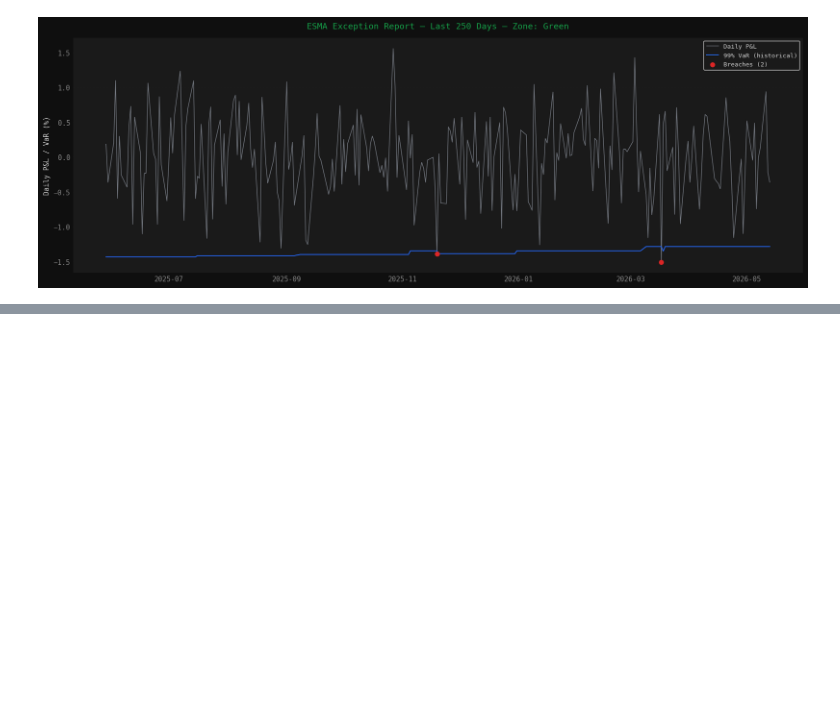
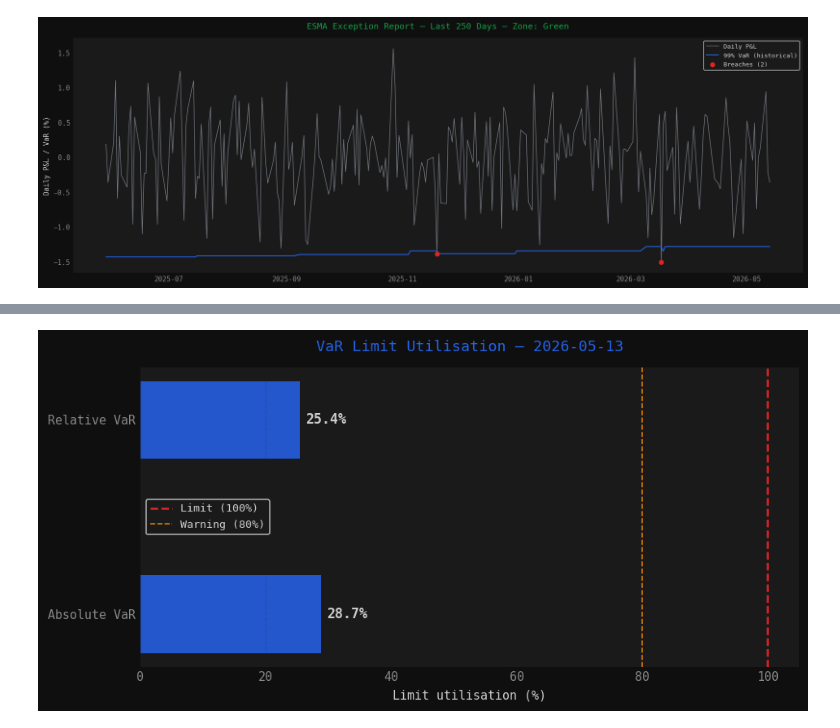
Before and after one commit to mrspatbile/fund-risk-workflow, a Jupyter notebook: notebooks/ucits_balanced.ipynb, the cells around one changed output, grey strips where cells are left out. Cells and saved outputs as stored; diff of their text form; code cells hidden in the pictures; blank space fills up the shorter version.

```diff
--- a/notebooks/ucits_balanced.ipynb
+++ b/notebooks/ucits_balanced.ipynb
@@ -864,0 +867,25 @@ plt.show()
+# %%
+# MRS-44: VaR monitoring report
+from src.risk_utils import var_scale
+
+# --- Absolute VaR ---
+pnl_1y        = pnl[-250:]
+abs_var_1d    = var_historical(pnl_1y, confidence=0.99)
+abs_var_20d   = var_scale(abs_var_1d, horizon=20) * 100  # % NAV
+abs_limit     = 20.0
+abs_util      = abs_var_20d / abs_limit * 100
+
+# --- Relative VaR ---
+rel_var_current = rolling_ratio.iloc[-1] if len(rolling_ratio) > 0 else None
+rel_limit       = 2.0
+rel_util        = rel_var_current / rel_limit * 100
+
+# --- Summary table ---
+summary = pd.DataFrame([
+    {'Metric': 'Absolute VaR (20d 99%)',    'Value': f'{abs_var_20d:.2f}%',       'Limit': '20.00%',  'Utilisation': f'{abs_util:.1f}%',  'Status': 'OK' if abs_var_20d < abs_limit else 'BREACH'},
+    {'Metric': 'Relative VaR (ratio)',       'Value': f'{rel_var_current:.2f}x',   'Limit': '2.00x',   'Utilisation': f'{rel_util:.1f}%',  'Status': 'OK' if rel_var_current < rel_limit else 'BREACH'},
+    {'Metric': 'SRRI',                       'Value': str(srri),                   'Limit': '—',       'Utilisation': '—',                 'Status': '—'},
+    {'Metric': 'ESMA Zone (250d)',            'Value': zone_250,                    'Limit': 'Green',   'Utilisation': f'{n_250} breaches', 'Status': 'OK' if zone_250 == 'Green' else 'REVIEW'},
+])
+summary.set_index('Metric', inplace=True)
+summary
@@ -864,0 +899,22 @@ plt.show()
+# %%
+metrics  = ['Absolute VaR', 'Relative VaR']
+utils    = [abs_util, rel_util]
+colors   = [ACCENT2 if u > 80 else ACCENT3 if u > 60 else ACCENT for u in utils]
+
+fig, ax = plt.subplots(figsize=(8, 4))
+bars = ax.barh(metrics, utils, color=colors, height=0.4, alpha=0.85)
+ax.axvline(100, color=ACCENT2, lw=1.5, linestyle='--', label='Limit (100%)')
+ax.axvline(80,  color='#D97706', lw=1, linestyle='--', label='Warning (80%)')
+ax.set_xlabel('Limit utilisation (%)', fontsize=9)
+ax.set_title(f'VaR Limit Utilisation — {TODAY}', color=ACCENT, fontsize=11, pad=12)
+ax.spines[['top', 'right', 'left', 'bottom']].set_visible(False)
+ax.grid(True, axis='x', alpha=0.15, linestyle='--')
+ax.tick_params(labelsize=9, length=0)
+ax.legend(fontsize=8)
+for bar, val in zip(bars, utils):
+    ax.text(bar.get_width() + 1, bar.get_y() + bar.get_height()/2,
+            f'{val:.1f}%', va='center', fontsize=10, fontweight='bold')
+plt.tight_layout()
+plt.show()
+# %% [output]
+[figure, added]
```
Also changed, not shown: parts of 7 cells of this notebook.
